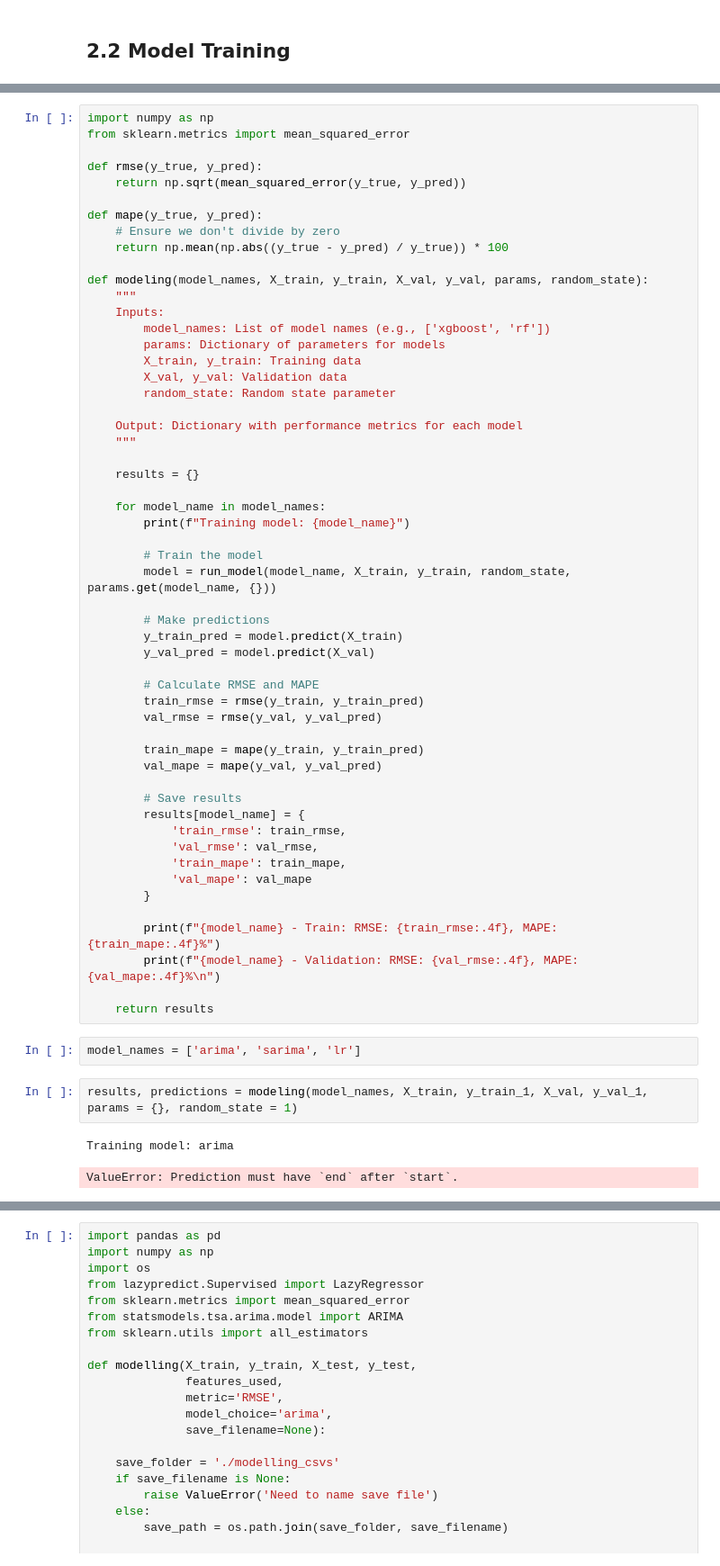
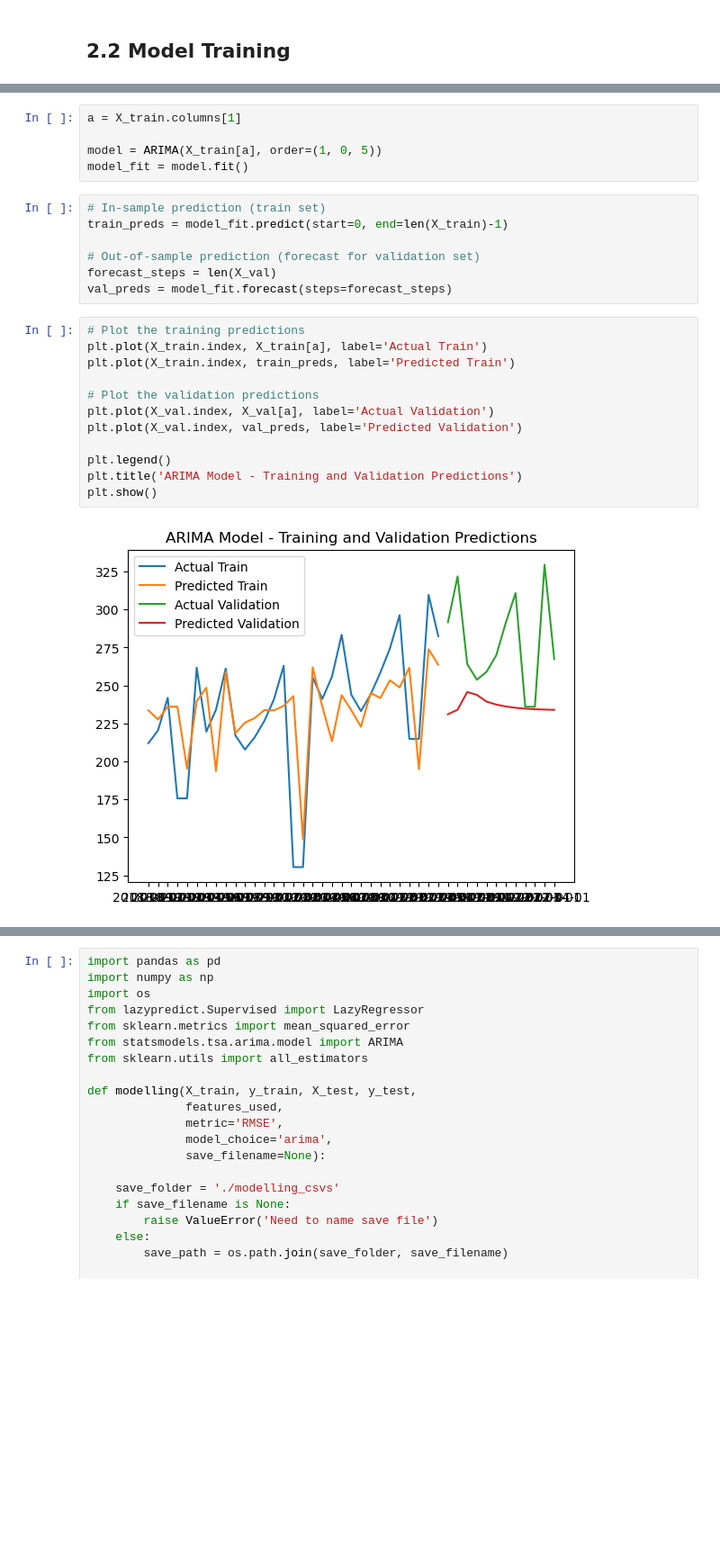
Before and after one commit to MGN19/Siemens-forecast, a Jupyter notebook: 02_FS_&_Modeling.ipynb, the cells around one changed output, grey strips where cells are left out. Shown: that part at 90% size. Cells and saved outputs as stored; diff of their text form; blank space fills up the shorter version.

```diff
--- a/02_FS_&_Modeling.ipynb
+++ b/02_FS_&_Modeling.ipynb
@@ -182,61 +111,26 @@ def run_model(model_name, X_train, y_train, X_test=None, y_test=None, params=Non
 # %%
-import numpy as np
-from sklearn.metrics import mean_squared_error
+a = X_train.columns[1]
 
-def rmse(y_true, y_pred):
-    return np.sqrt(mean_squared_error(y_true, y_pred))
-
-def mape(y_true, y_pred):
-    # Ensure we don't divide by zero
-    return np.mean(np.abs((y_true - y_pred) / y_true)) * 100
-
-def modeling(model_names, X_train, y_train, X_val, y_val, params, random_state):
-    """
-    Inputs:
-        model_names: List of model names (e.g., ['xgboost', 'rf'])
-        params: Dictionary of parameters for models
-        X_train, y_train: Training data
-        X_val, y_val: Validation data
-        random_state: Random state parameter
-
-    Output: Dictionary with performance metrics for each model
-    """
-
-    results = {}
-
-    for model_name in model_names:
-        print(f"Training model: {model_name}")
-
-        # Train the model
-        model = run_model(model_name, X_train, y_train, random_state, params.get(model_name, {}))
-
-        # Make predictions
-        y_train_pred = model.predict(X_train)
-        y_val_pred = model.predict(X_val)
-
-        # Calculate RMSE and MAPE
-        train_rmse = rmse(y_train, y_train_pred)
-        val_rmse = rmse(y_val, y_val_pred)
-
-        train_mape = mape(y_train, y_train_pred)
-        val_mape = mape(y_val, y_val_pred)
-
-        # Save results
-        results[model_name] = {
-            'train_rmse': train_rmse,
-            'val_rmse': val_rmse,
-            'train_mape': train_mape,
-            'val_mape': val_mape
-        }
-
-        print(f"{model_name} - Train: RMSE: {train_rmse:.4f}, MAPE: {train_mape:.4f}%")
-        print(f"{model_name} - Validation: RMSE: {val_rmse:.4f}, MAPE: {val_mape:.4f}%\n")
-
-    return results
+model = ARIMA(X_train[a], order=(1, 0, 5))
+model_fit = model.fit()
 # %%
-model_names = ['arima', 'sarima', 'lr']
+# In-sample prediction (train set)
+train_preds = model_fit.predict(start=0, end=len(X_train)-1)
+
+# Out-of-sample prediction (forecast for validation set)
+forecast_steps = len(X_val)
+val_preds = model_fit.forecast(steps=forecast_steps)
 # %%
-results, predictions = modeling(model_names, X_train, y_train_1, X_val, y_val_1, params = {}, random_state = 1)
+# Plot the training predictions
+plt.plot(X_train.index, X_train[a], label='Actual Train')
+plt.plot(X_train.index, train_preds, label='Predicted Train')
+
+# Plot the validation predictions
+plt.plot(X_val.index, X_val[a], label='Actual Validation')
+plt.plot(X_val.index, val_preds, label='Predicted Validation')
+
+plt.legend()
+plt.title('ARIMA Model - Training and Validation Predictions')
+plt.show()
 # %% [output]
-Training model: arima
-ValueError: Prediction must have `end` after `start`.
+[figure, added]
```
Also changed, not shown: parts of 4 cells of this notebook.
